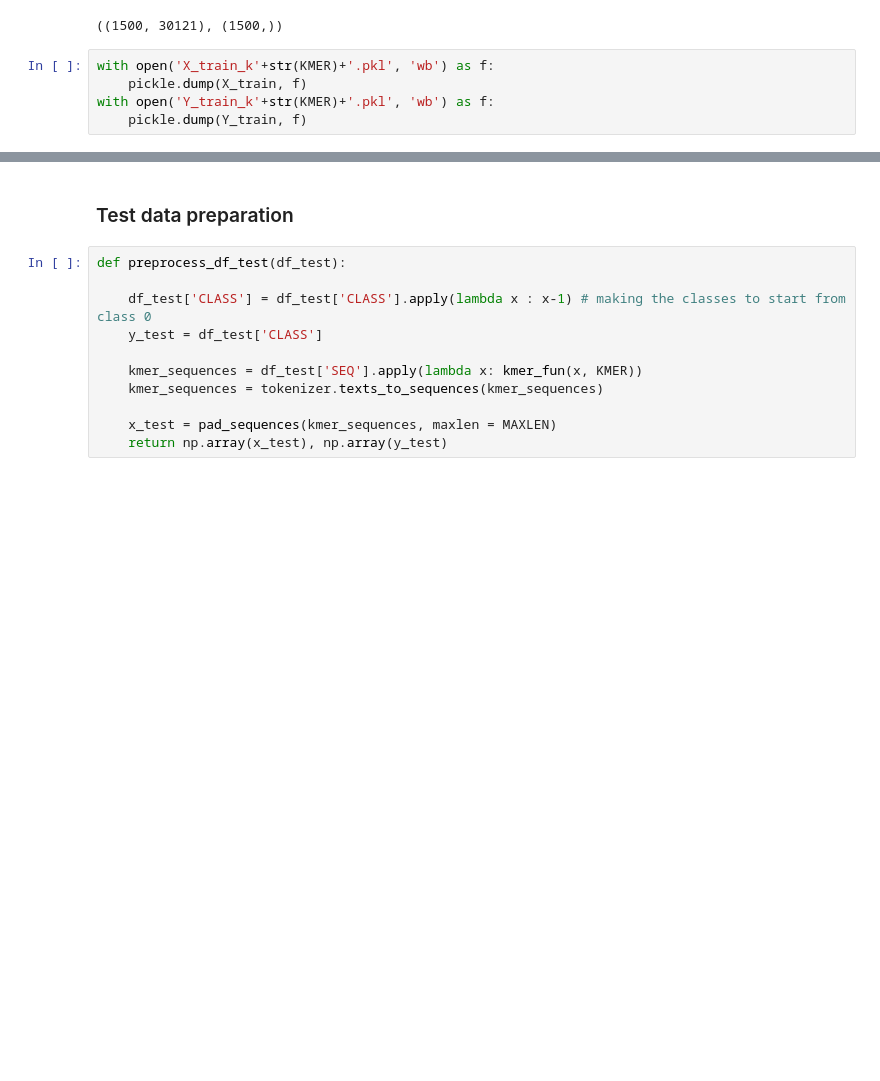
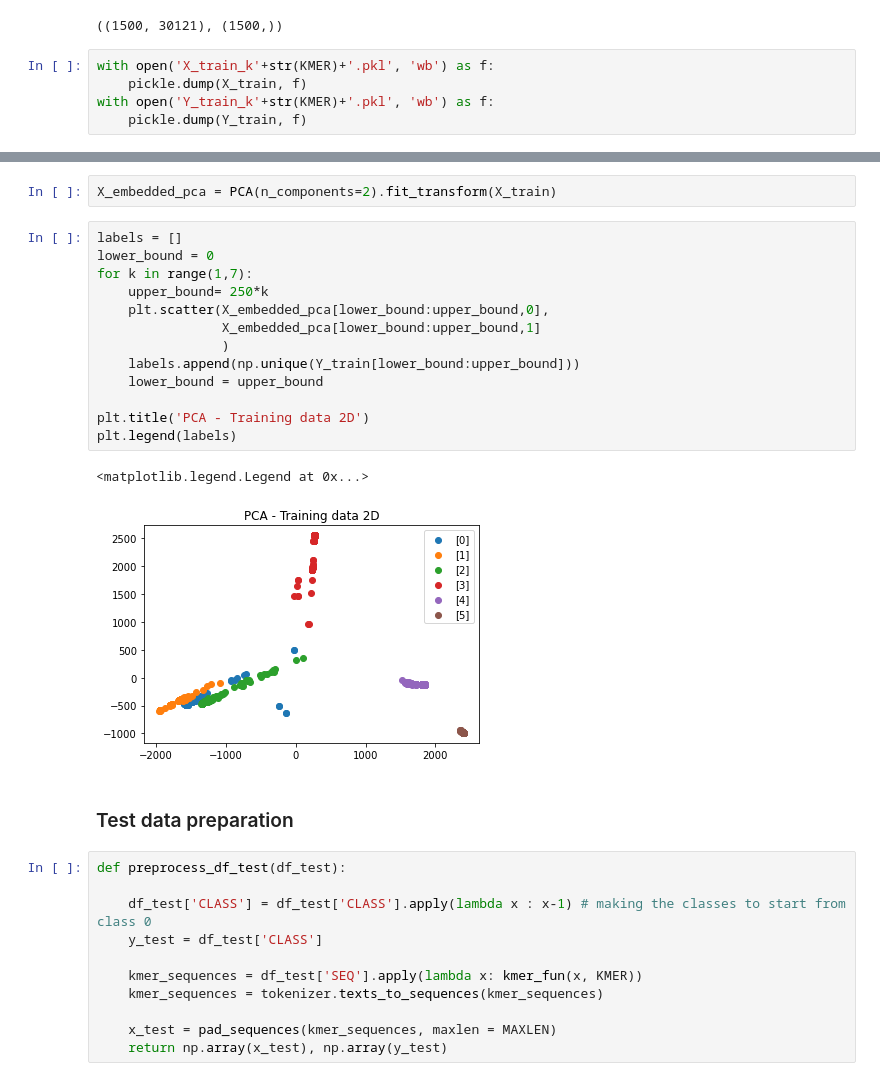
Before and after one commit to Moeinh77/Virus-DNA-classification-BERT, a Jupyter notebook: data_preparation.ipynb, the cells around one changed output, grey strips where cells are left out. Drawn from its saved outputs; the diff is of its cells as text; blank space fills up the shorter version.

```diff
--- a/data_preparation.ipynb
+++ b/data_preparation.ipynb
@@ -81,3 +142,21 @@ with open('Y_train_k'+str(KMER)+'.pkl', 'wb') as f:
+# %%
+X_embedded_pca = PCA(n_components=2).fit_transform(X_train)
+# %%
+labels = []
+lower_bound = 0
+for k in range(1,7):
+    upper_bound= 250*k
+    plt.scatter(X_embedded_pca[lower_bound:upper_bound,0],
+                X_embedded_pca[lower_bound:upper_bound,1]
+                )
+    labels.append(np.unique(Y_train[lower_bound:upper_bound]))
+    lower_bound = upper_bound
+
+plt.title('PCA - Training data 2D')
+plt.legend(labels)
+# %% [output]
+<matplotlib.legend.Legend at 0x...>
+[figure, added]
 # %% [markdown]
 ### Test data preparation
 # %%
```
Also changed, not shown: parts of 8 cells of this notebook, 1 other file.
